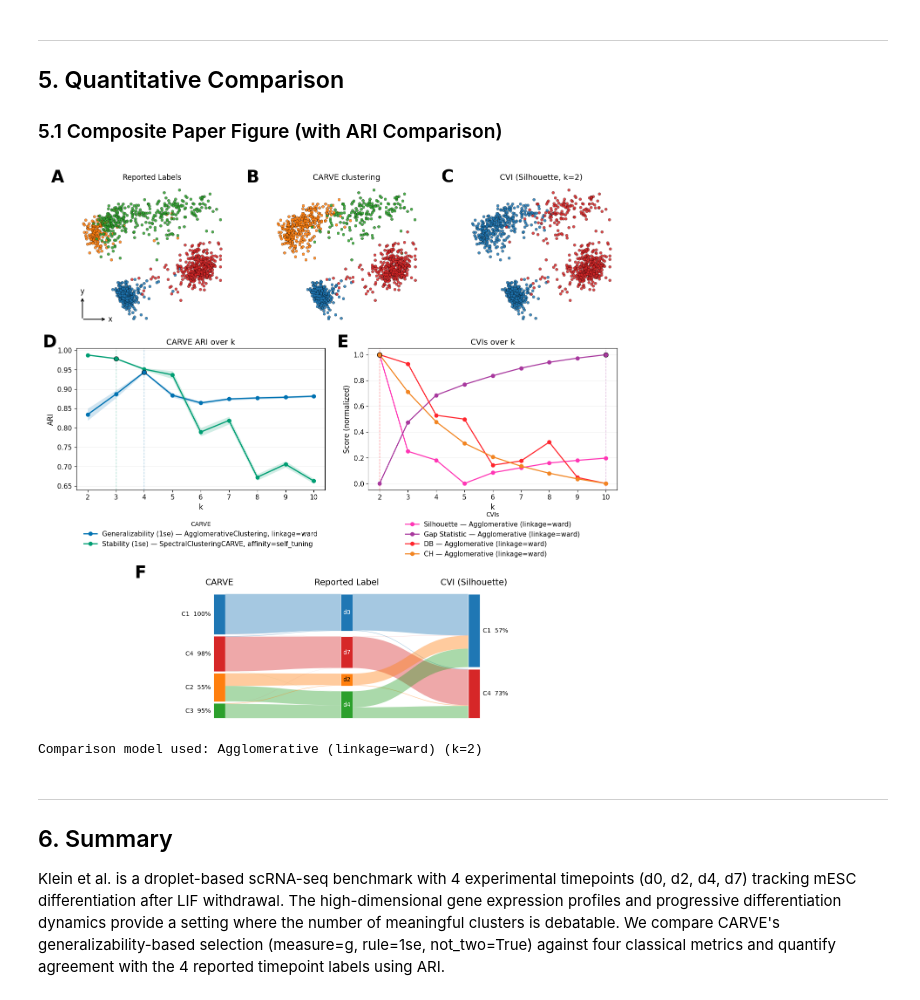
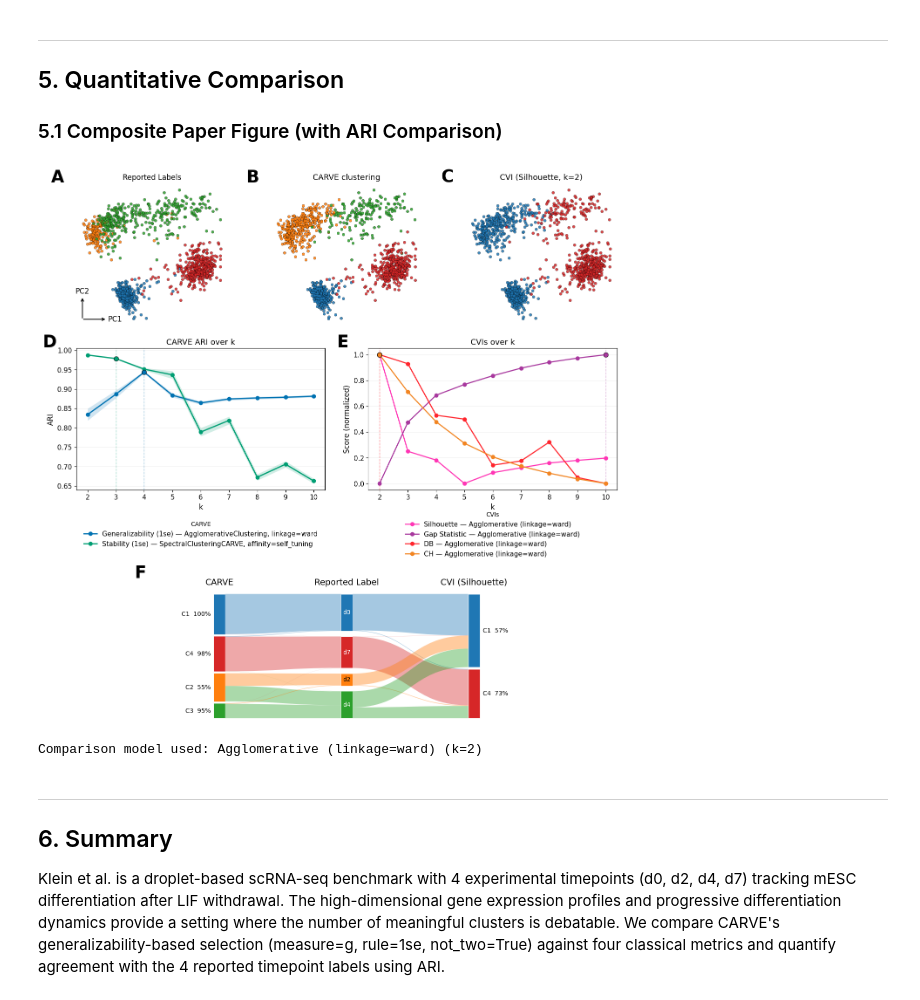
Before and after one commit to DataSlingers/CARVE, a Jupyter notebook: notebooks/case_studies/Klein.ipynb, the cells around one changed output. Saved outputs shown, nothing was run; the diff lists cells and outputs as text; code cells hidden in the pictures.

```diff
--- a/notebooks/case_studies/Klein.ipynb
+++ b/notebooks/case_studies/Klein.ipynb
@@ -446,6 +446,7 @@ plot_dim_red(
     Z=prepared["Z"],
     title="Reported Labels",
     show_axis_labels=False,
+    axis_labels=["PC1", "PC2"],
     axis_arrows=True,
     s=20.0,
     alpha=0.85,
@@ -539,34 +540,34 @@ leg_E = legend_ax_E.legend(
     title="CVIs",
     loc="center",
     ncol=1,
     frameon=False,
     fontsize=11,
 )
 
 # Panel letters — tweak fontsize / x,y here to taste.
 for letter, ax in [
     ("A", ax_A),
     ("B", ax_B),
     ("C", ax_C),
     ("D", ax_D),
     ("E", ax_E),
     ("F", ax_F),
 ]:
     ax.text(
         -0.08,
         1.1,
         letter,
         transform=ax.transAxes,
         fontsize=28,
         fontweight="bold",
         va="top",
         ha="right",
     )
 
 plt.show()
 print(f"Comparison model used: {comparison_model} (k={comparison_k})")
 # %% [output]
-[figure, old version]
+[figure, new version]
 Comparison model used: Agglomerative (linkage=ward) (k=2)
 # %% [markdown]
 ---
```
Also changed, not shown: parts of 1 cell of this notebook, 1 other file.
